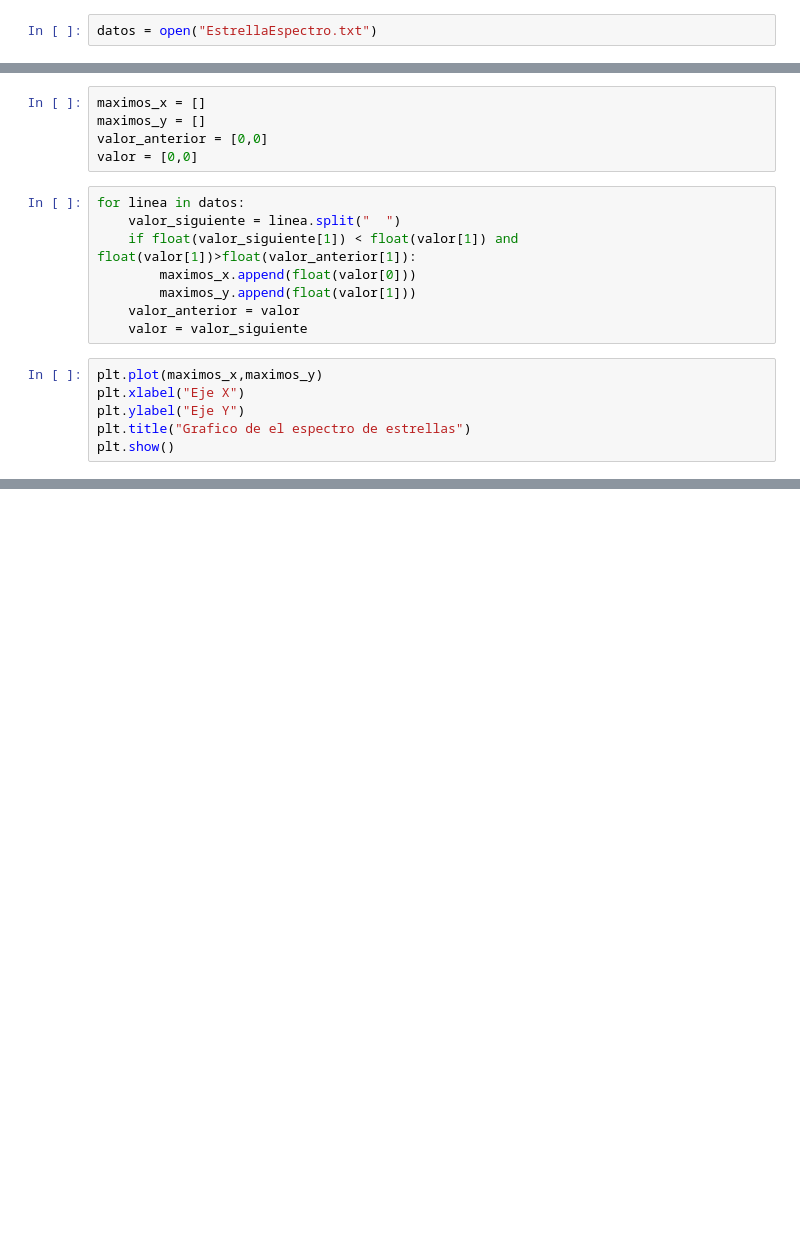
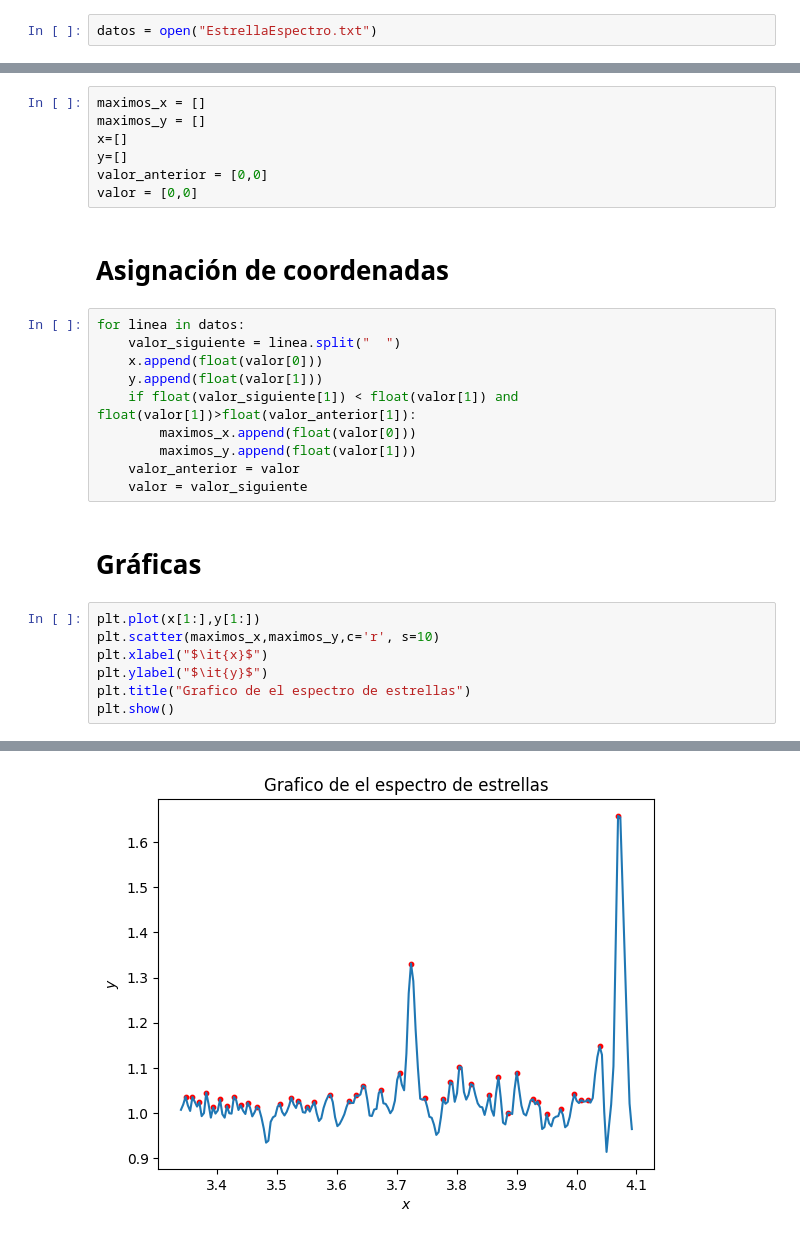
Before and after one commit to BySeru/Metodos1_SeruLopez_SergioMontoya, a Jupyter notebook: Taller 1/Maximos.ipynb, the cells around one changed output, grey strips where cells are left out. Cells and saved outputs as stored; diff of their text form; blank space fills up the shorter version.

Commit message:
Ya funciona la gráfica

```diff
--- a/Taller 1/Maximos.ipynb
+++ b/Taller 1/Maximos.ipynb
@@ -8,20 +13,29 @@ datos = open("EstrellaEspectro.txt")
 # %%
 maximos_x = []
 maximos_y = []
+x=[]
+y=[]
 valor_anterior = [0,0]
 valor = [0,0]
+# %% [markdown]
+# Asignación de coordenadas
 # %%
 for linea in datos:
     valor_siguiente = linea.split("  ")
+    x.append(float(valor[0]))
+    y.append(float(valor[1]))
     if float(valor_siguiente[1]) < float(valor[1]) and float(valor[1])>float(valor_anterior[1]):
         maximos_x.append(float(valor[0]))
         maximos_y.append(float(valor[1]))
     valor_anterior = valor
     valor = valor_siguiente
+# %% [markdown]
+# Gráficas
 # %%
-plt.plot(maximos_x,maximos_y)
-plt.xlabel("Eje X")
-plt.ylabel("Eje Y")
+plt.plot(x[1:],y[1:])
+plt.scatter(maximos_x,maximos_y,c='r', s=10)
+plt.xlabel("$\it{x}$")
+plt.ylabel("$\it{y}$")
 plt.title("Grafico de el espectro de estrellas")
 plt.show()
 # %% [output]
@@ -29,0 +42 @@ plt.show()
+[figure, added]
```
Also changed, not shown: parts of 5 cells of this notebook.
